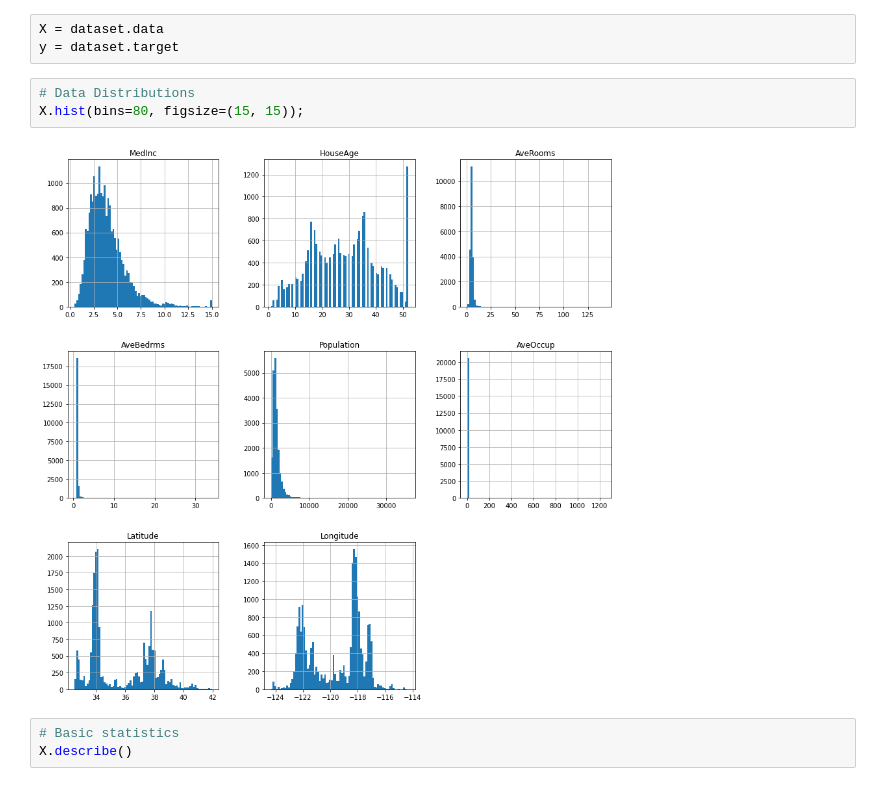
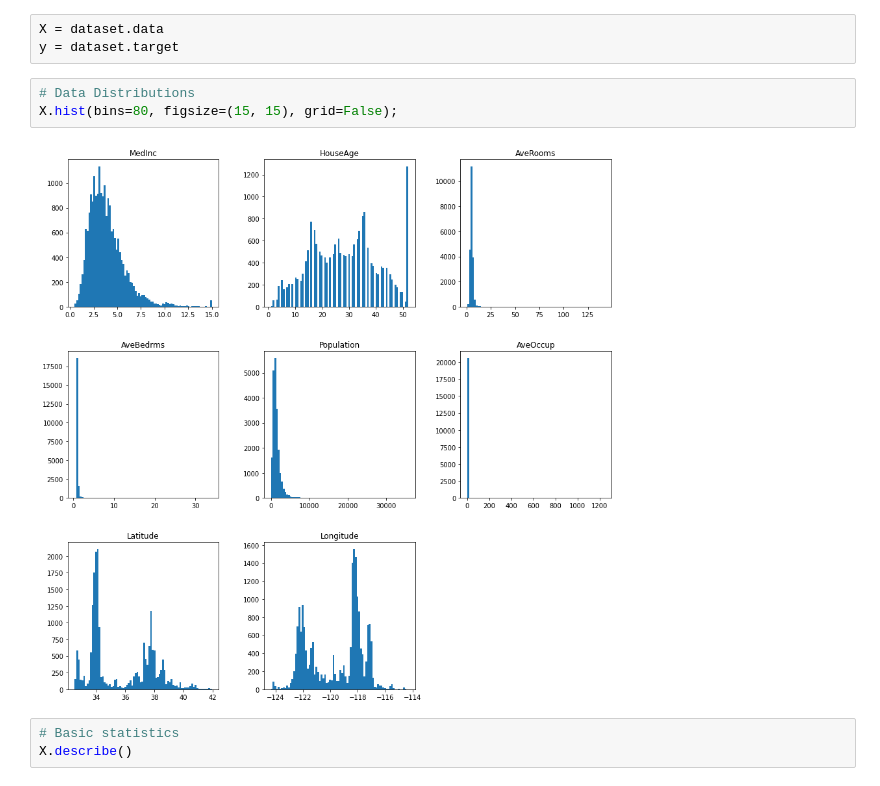
Before and after one commit to asierabreu/sample_starter_project, a Jupyter notebook: sample_notebook_regression.ipynb, the cells around one changed output. Cells and saved outputs as stored; diff of their text form.

```diff
--- a/sample_notebook_regression.ipynb
+++ b/sample_notebook_regression.ipynb
@@ -46,9 +46,9 @@ X = dataset.data
 y = dataset.target
 # %%
 # Data Distributions
-X.hist(bins=80, figsize=(15, 15));
+X.hist(bins=80, figsize=(15, 15), grid=False);
 # %% [output]
-[figure, old version]
+[figure, new version]
 # %%
 # Basic statistics
 X.describe()
```
Also changed, not shown: parts of 7 cells of this notebook, 6 other files.
